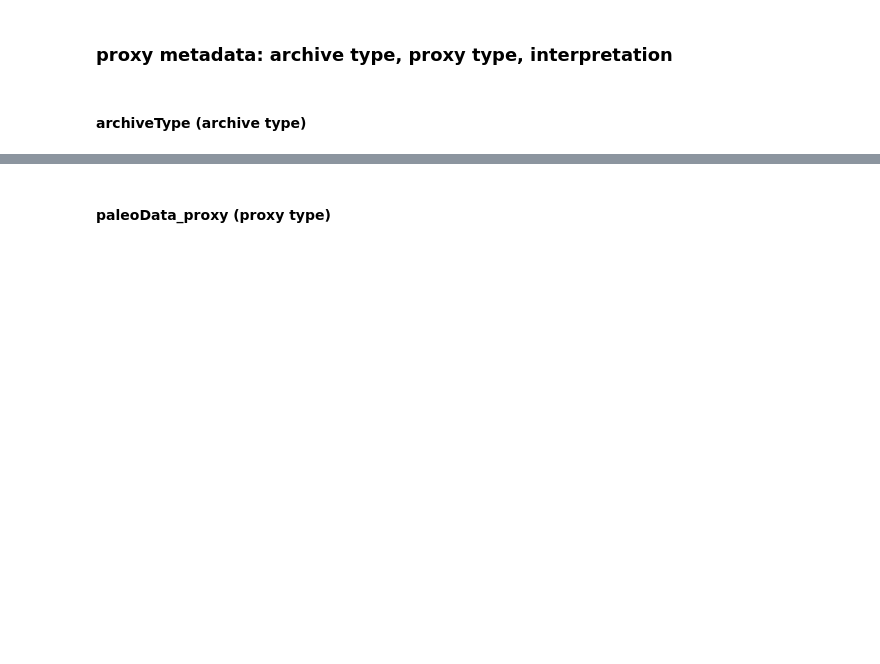
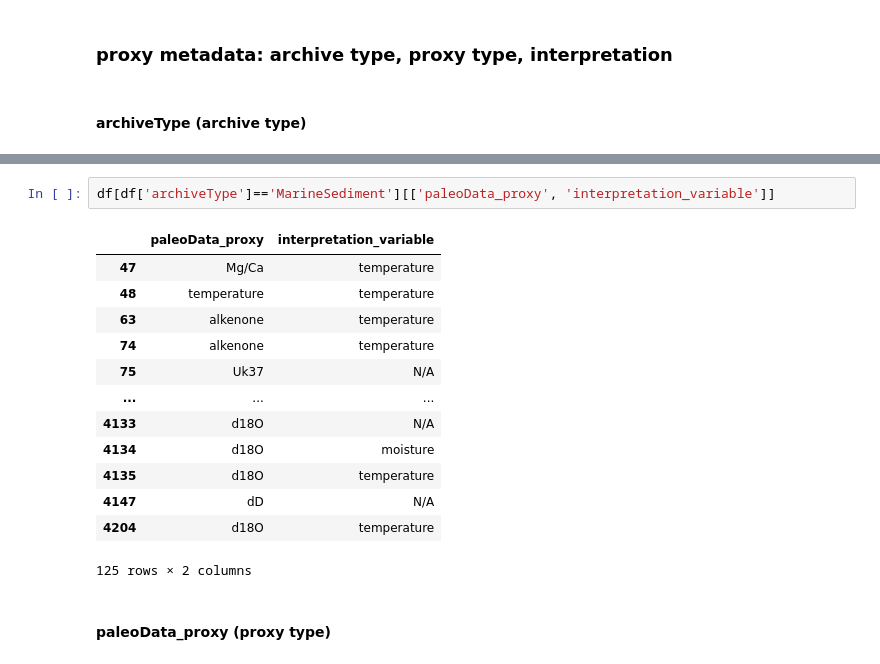
Before and after one commit to lluecke/dod2k, a Jupyter notebook: notebooks/df_info.ipynb, the cells around one changed output, grey strips where cells are left out. Cells and saved outputs as stored; diff of their text form; blank space fills up the shorter version.

```diff
--- a/notebooks/df_info.ipynb
+++ b/notebooks/df_info.ipynb
@@ -319,3 +338,19 @@ No. of unique values: 13/4957
+# %%
+df[df['archiveType']=='MarineSediment'][['paleoData_proxy', 'interpretation_variable']]
+# %% [output]
+|  | paleoData_proxy | interpretation_variable |
+| 47 | Mg/Ca | temperature |
+| 48 | temperature | temperature |
+| 63 | alkenone | temperature |
+| 74 | alkenone | temperature |
+| 75 | Uk37 | N/A |
+| ... | ... | ... |
+| 4133 | d18O | N/A |
+| 4134 | d18O | moisture |
+| 4135 | d18O | temperature |
+| 4147 | dD | N/A |
+| 4204 | d18O | temperature |
+125 rows × 2 columns
 # %% [markdown]
 #### paleoData_proxy (proxy type)
 # %%
```
Also changed, not shown: parts of 24 cells of this notebook, 15 other files.
